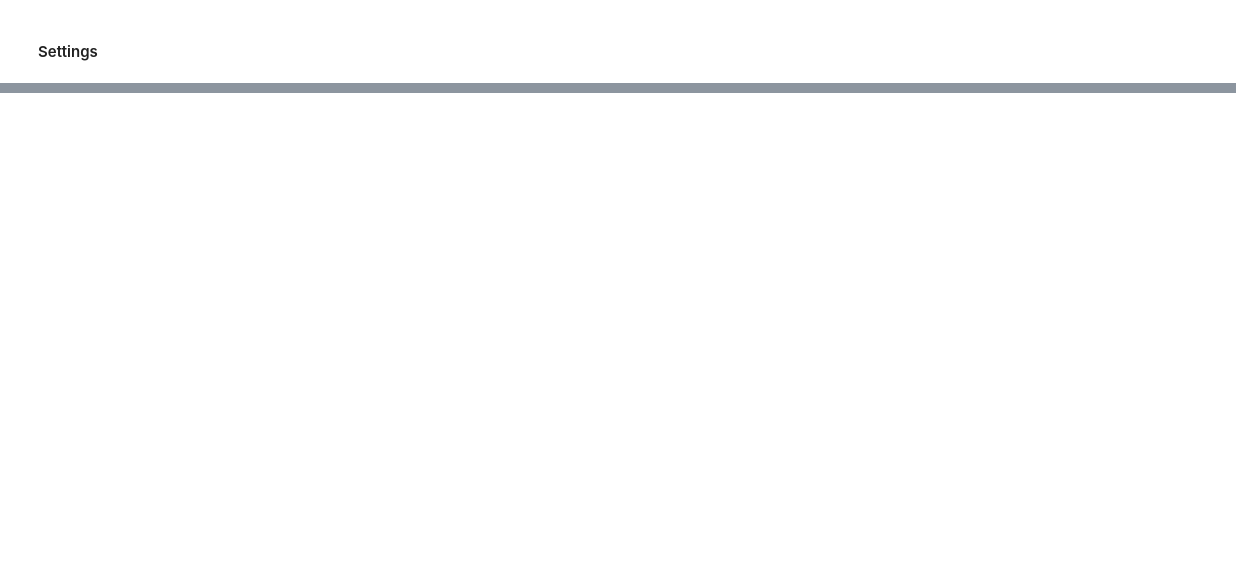
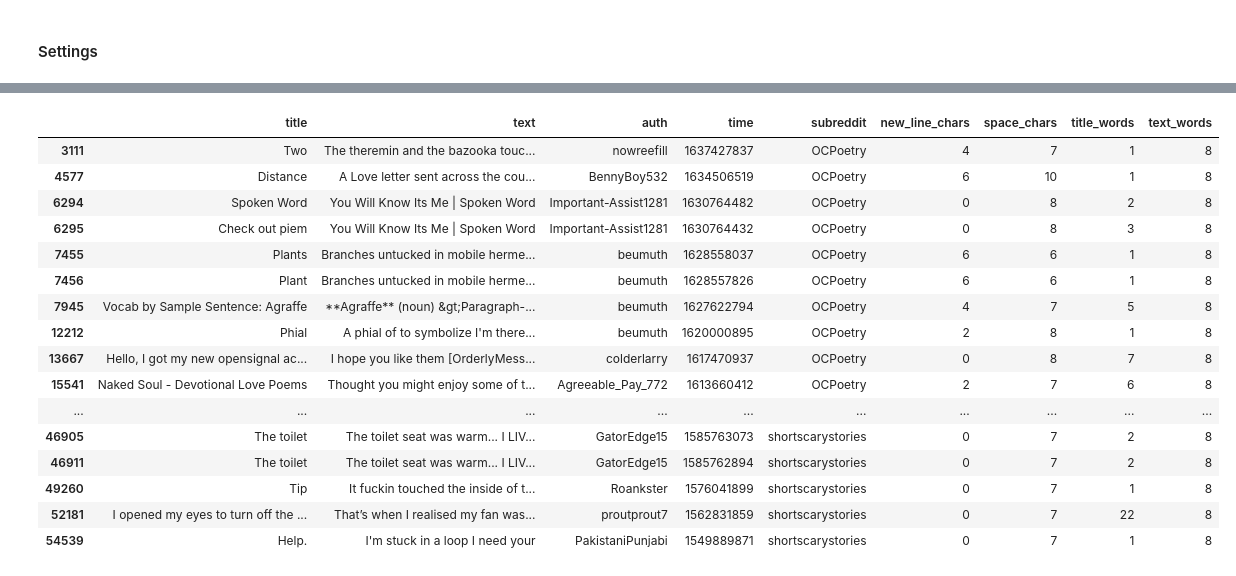
Before and after one commit to stevenlw-porpoise/Reddit-NLP-Classifier, a Jupyter notebook: EDA.ipynb, the cells around one changed output, grey strips where cells are left out. Drawn from its saved outputs; the diff is of its cells as text; code cells hidden in the pictures; blank space fills up the shorter version.

```diff
--- a/EDA.ipynb
+++ b/EDA.ipynb
@@ -72,0 +262,20 @@ poems.sort_values(by = 'title_words', ascending=False)
+# %%
+df.query('text_words == 8')
+# %% [output]
+|  | title | text | auth | time | subreddit | new_line_chars | space_chars | title_words | text_words |
+| 3111 | Two | The theremin and the bazooka touc... | nowreefill | 1637427837 | OCPoetry | 4 | 7 | 1 | 8 |
+| 4577 | Distance | A Love letter sent across the cou... | BennyBoy532 | 1634506519 | OCPoetry | 6 | 10 | 1 | 8 |
+| 6294 | Spoken Word | You Will Know Its Me | Spoken Word | Important-Assist1281 | 1630764482 | OCPoetry | 0 | 8 | 2 | 8 |
+| 6295 | Check out piem | You Will Know Its Me | Spoken Word | Important-Assist1281 | 1630764432 | OCPoetry | 0 | 8 | 3 | 8 |
+| 7455 | Plants | Branches untucked in mobile herme... | beumuth | 1628558037 | OCPoetry | 6 | 6 | 1 | 8 |
+| 7456 | Plant | Branches untucked in mobile herme... | beumuth | 1628557826 | OCPoetry | 6 | 6 | 1 | 8 |
+| 7945 | Vocab by Sample Sentence: Agraffe | **Agraffe** (noun) &gt;Paragraph-... | beumuth | 1627622794 | OCPoetry | 4 | 7 | 5 | 8 |
+| 12212 | Phial | A phial of to symbolize I'm there... | beumuth | 1620000895 | OCPoetry | 2 | 8 | 1 | 8 |
+| 13667 | Hello, I got my new opensignal ac... | I hope you like them [OrderlyMess... | colderlarry | 1617470937 | OCPoetry | 0 | 8 | 7 | 8 |
+| 15541 | Naked Soul - Devotional Love Poems | Thought you might enjoy some of t... | Agreeable_Pay_772 | 1613660412 | OCPoetry | 2 | 7 | 6 | 8 |
+| ... | ... | ... | ... | ... | ... | ... | ... | ... | ... |
+| 46905 | The toilet | The toilet seat was warm... I LIV... | GatorEdge15 | 1585763073 | shortscarystories | 0 | 7 | 2 | 8 |
+| 46911 | The toilet | The toilet seat was warm... I LIV... | GatorEdge15 | 1585762894 | shortscarystories | 0 | 7 | 2 | 8 |
+| 49260 | Tip | It fuckin touched the inside of t... | Roankster | 1576041899 | shortscarystories | 0 | 7 | 1 | 8 |
+| 52181 | I opened my eyes to turn off the ... | That’s when I realised my fan was... | proutprout7 | 1562831859 | shortscarystories | 0 | 7 | 22 | 8 |
+| 54539 | Help. | I'm stuck in a loop I need your | PakistaniPunjabi | 1549889871 | shortscarystories | 0 | 7 | 1 | 8 |
```
Also changed, not shown: parts of 42 cells of this notebook, 1 other file.
